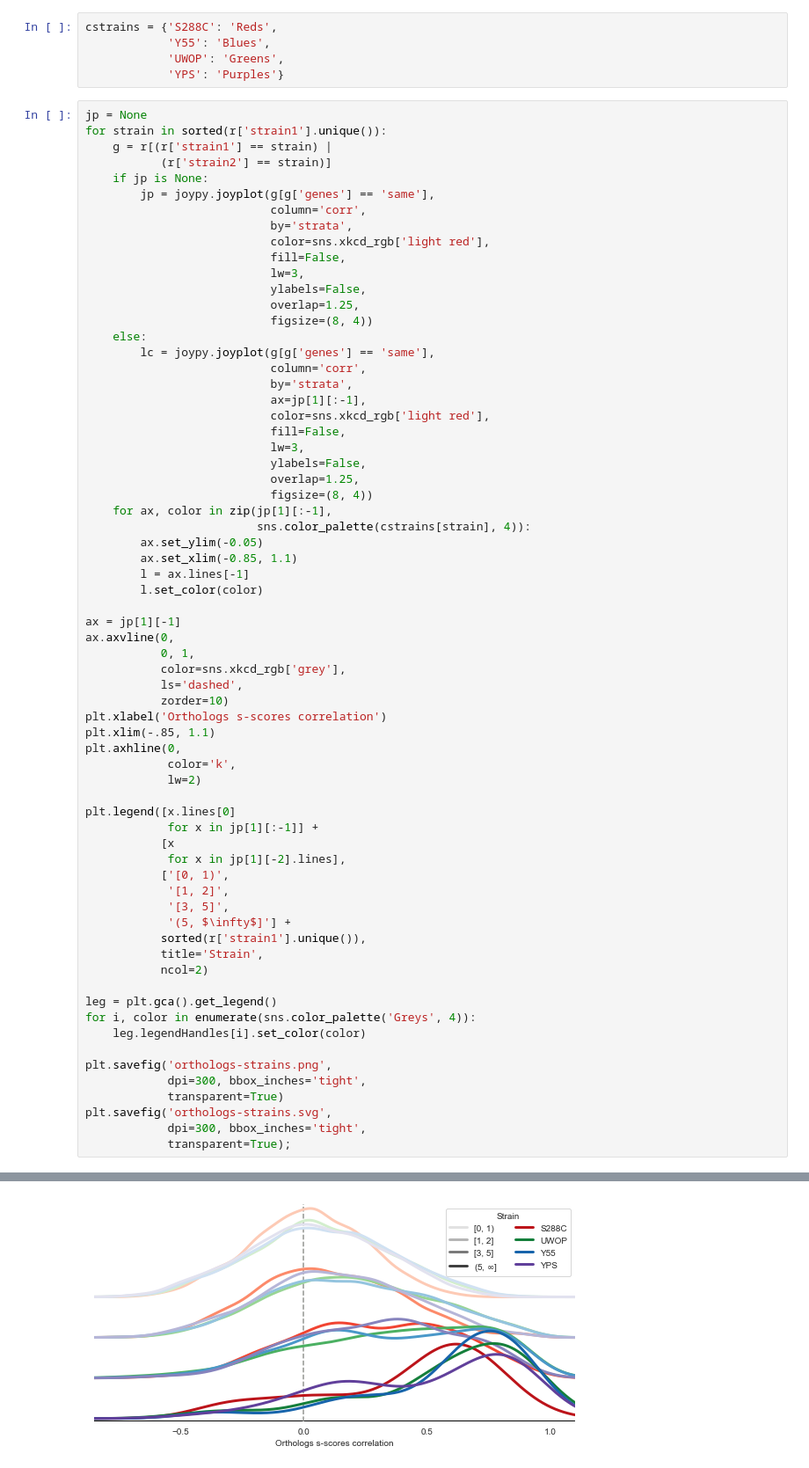
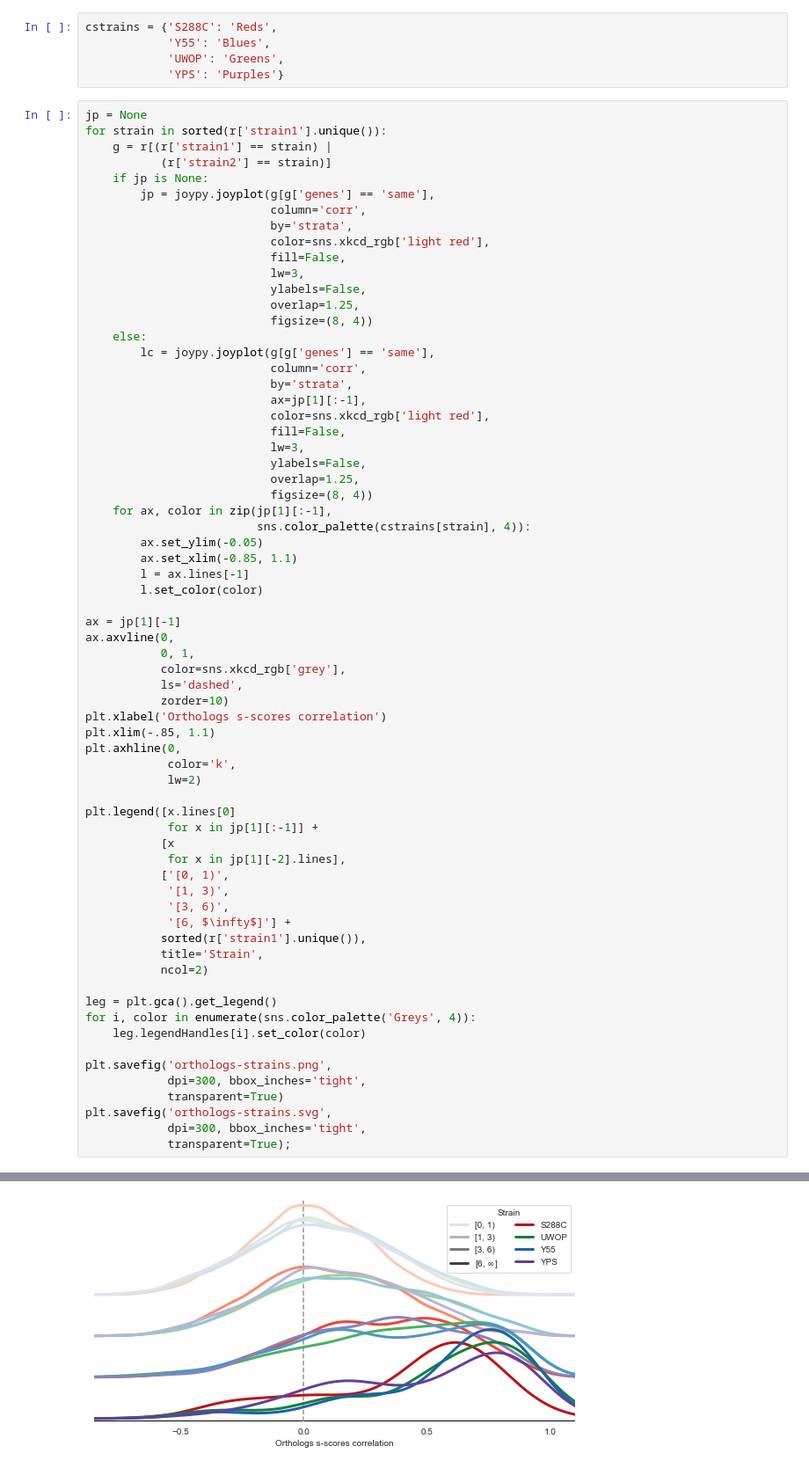
Before and after one commit to mgalardini/2018koyeast, a Jupyter notebook: notebooks/orthologs-strata.ipynb, the cells around one changed output, grey strips where cells are left out. Shown: that part at 88% size. Drawn from its saved outputs; the diff is of its cells as text.

```diff
--- a/notebooks/orthologs-strata.ipynb
+++ b/notebooks/orthologs-strata.ipynb
@@ -201,9 +205,9 @@ plt.legend([x.lines[0]
            [x
             for x in jp[1][-2].lines],
            ['[0, 1)',
-            '[1, 2]',
-            '[3, 5]',
-            '(5, $\infty$]'] +
+            '[1, 3)',
+            '[3, 6)',
+            '[6, $\infty$]'] +
            sorted(r['strain1'].unique()),
            title='Strain',
            ncol=2)
@@ -222,4 +232,4 @@ plt.savefig('orthologs-strains.svg',
-[figure, old version]
+[figure, new version]
 # %%
 jp = None
 for strain in sorted(r['strain1'].unique()):
```
Also changed, not shown: parts of 4 cells of this notebook.
